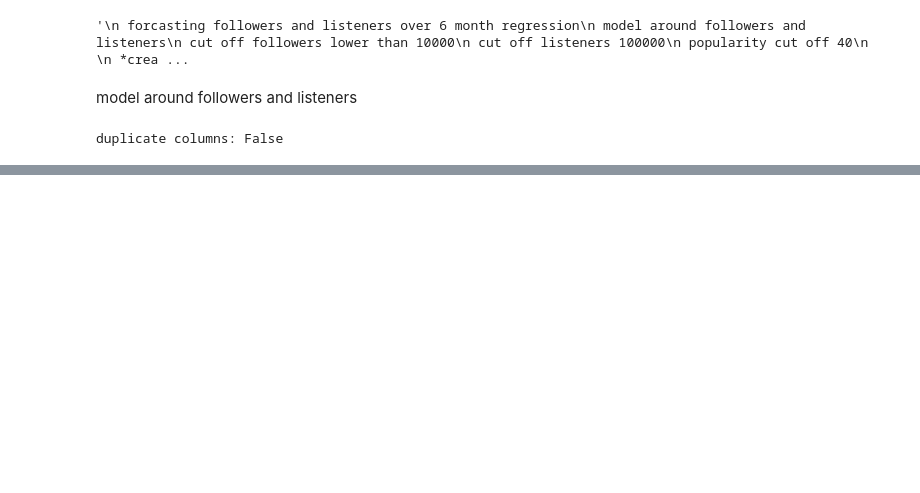
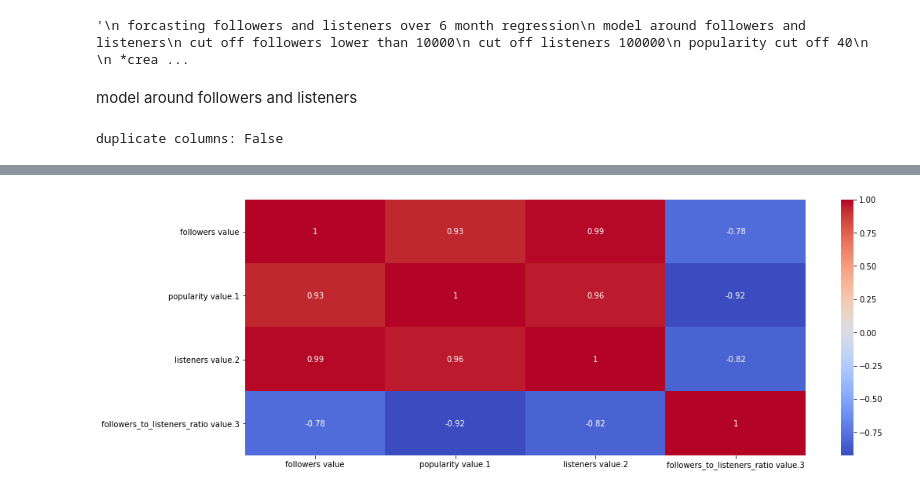
Before and after one commit to Tony363/Chartmetric_Analysis, a Jupyter notebook: Chartmetric_DataConsolidation.ipynb, the cells around one changed output, grey strips where cells are left out. Saved outputs shown, nothing was run; the diff lists cells and outputs as text; code cells hidden in the pictures; blank space fills up the shorter version.

```diff
--- a/Chartmetric_DataConsolidation.ipynb
+++ b/Chartmetric_DataConsolidation.ipynb
@@ -673 +766,5 @@ artist_diff
+# %%
+plot_heatmap(grp)
+# %% [output]
+[figure, added]
 # %%
```
Also changed, not shown: parts of 30 cells of this notebook.
